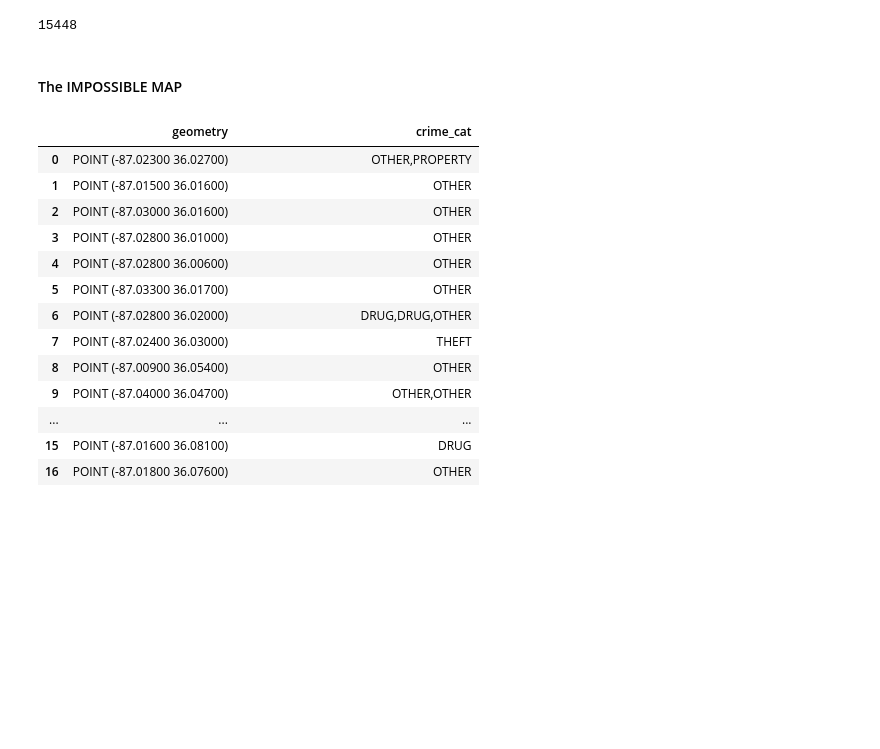
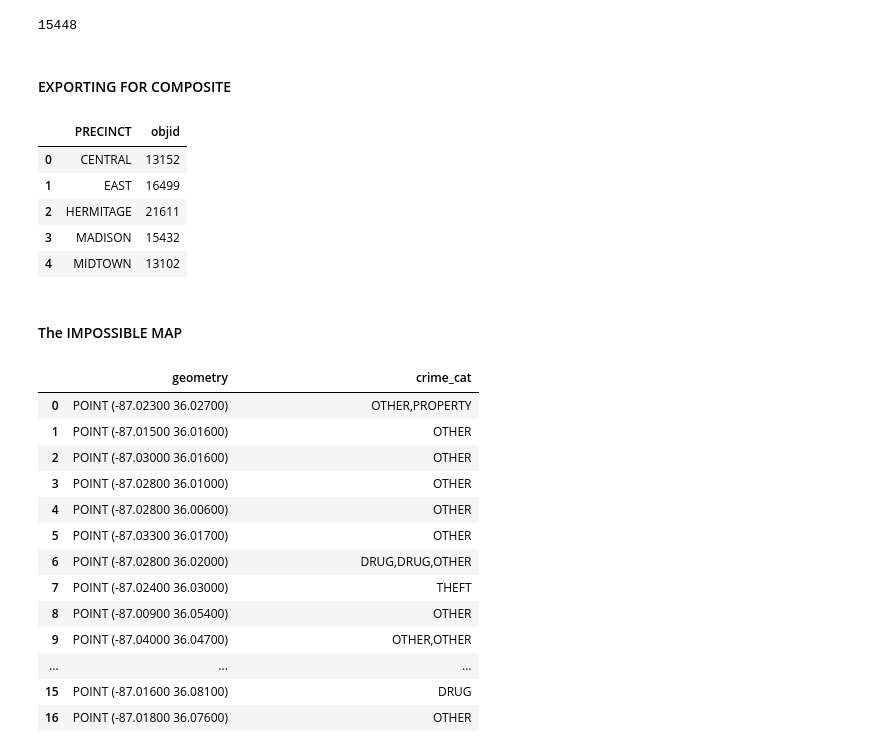
Before and after one commit to lou-knoble/capstone-nash-community-analysis, a Jupyter notebook: notebooks/crime_analysis.ipynb, the cells around one changed output. Saved outputs shown, nothing was run; the diff lists cells and outputs as text; code cells hidden in the pictures; blank space fills up the shorter version.

```diff
--- a/notebooks/crime_analysis.ipynb
+++ b/notebooks/crime_analysis.ipynb
@@ -1096,3 +1100,16 @@ map_df.head(1)
 map_df[['geometry', 'crime_cat']].groupby('geometry')['crime_cat'].apply(','.join).reset_index().shape[0]
 # %% [output]
 15448
+# %% [markdown]
+#### EXPORTING FOR COMPOSITE
+# %%
+precinct_arrests = map_df.groupby(['PRECINCT'])['objid'].count().reset_index()
+# %%
+precinct_arrests.head()
+# %% [output]
+|  | PRECINCT | objid |
+| 0 | CENTRAL | 13152 |
+| 1 | EAST | 16499 |
+| 2 | HERMITAGE | 21611 |
+| 3 | MADISON | 15432 |
+| 4 | MIDTOWN | 13102 |
```
Also changed, not shown: parts of 18 cells of this notebook.
